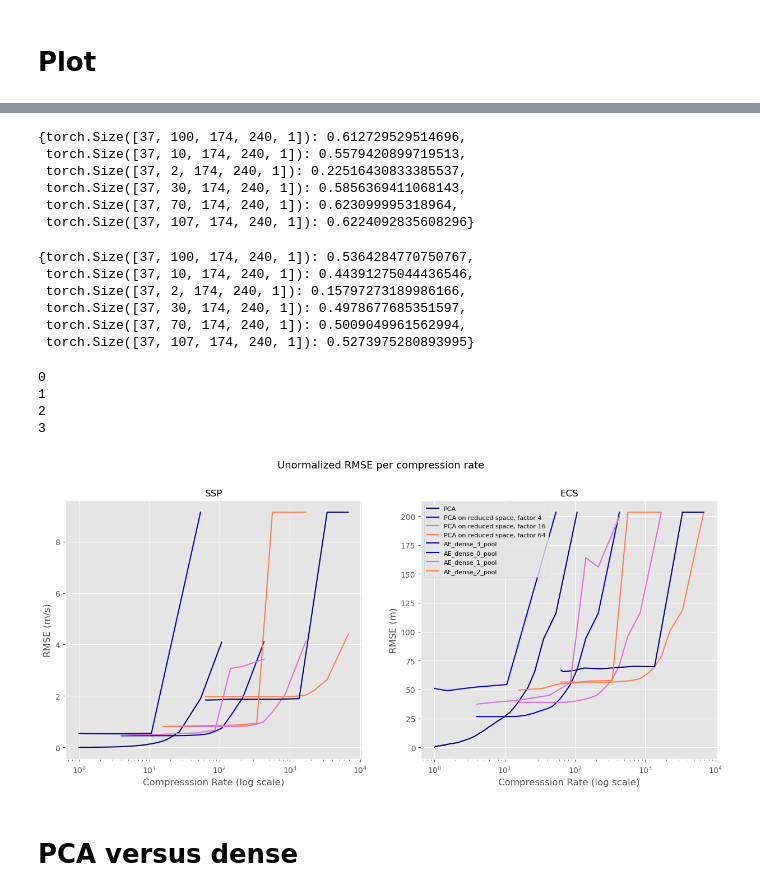
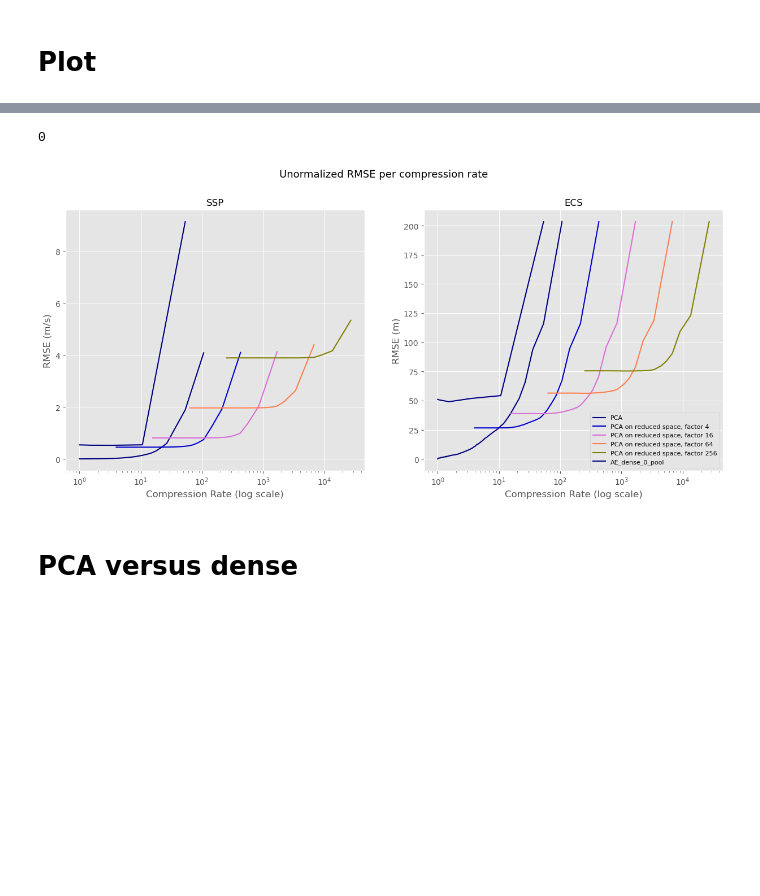
Before and after one commit to CIA-Oceanix/FASCINATION, a Jupyter notebook: notebooks/metrics_AE_3D.ipynb, the cells around one changed output, grey strips where cells are left out. Saved outputs shown, nothing was run; the diff lists cells and outputs as text; code cells hidden in the pictures; blank space fills up the shorter version.

Commit message:
10/02/25: AE Dense, set profiles selection by space + first sbatch run

```diff
--- a/notebooks/metrics_AE_3D.ipynb
+++ b/notebooks/metrics_AE_3D.ipynb
@@ -68,7 +74,7 @@ if load_pca:
 else:
     pca_rmse_dict = {}
 # %%
-pca_n_layers = 4 #Number of layers to keep for the PCA
+pca_n_layers = 5 #Number of layers to keep for the PCA
 # %% [markdown]
 # Functions
 # %%
@@ -81,29 +87,30 @@ def get_min_max_idx(arr,axs=1, pad=True):
         min_max = np.pad(min_max, ((0,0),(1,1),(0,0),(0,0)), 'constant', constant_values=1)
     return min_max
 # %%
-def calculate_confusion_matrix_and_f1_score(min_max_idx_truth, min_max_idx_pca, as_ratio=False):
-    # Define the kernel
-    kernel = np.ones((1, 7, 1, 1))  # Shape: [D1, D2, D3]
+def calculate_confusion_matrix_and_f1_score(min_max_idx_truth, min_max_idx_ae, axs=1, as_ratio=False):
+    # Define the kernel based on the shape of the truth array
+    kernel_shape = [1] * min_max_idx_truth.ndim
+    kernel_shape[axs] = 10  # Set the size of the kernel along the specified axis
+    kernel = np.ones(kernel_shape)
 
     # Expand the truth array with the kernel
     truth_expanded = convolve(min_max_idx_truth, kernel, mode='constant', cval=0.0)
-    pca_expanded = convolve(min_max_idx_pca, kernel, mode='constant', cval=0.0)
-
+    ae_expanded = convolve(min_max_idx_ae, kernel, mode='constant', cval=0.0)
 
     # Compute the true positives
-    true_positives = (truth_expanded > 0) & (min_max_idx_pca > 0)
+    true_positives = (truth_expanded > 0) & (min_max_idx_ae > 0)
     num_true_positives = np.sum(true_positives)
 
     # Compute the false positives
-    false_positives = (truth_expanded == 0) & (min_max_idx_pca > 0)
+    false_positives = (truth_expanded == 0) & (min_max_idx_ae > 0)
     num_false_positives = np.sum(false_positives)
 
     # Compute the true negatives
-    true_negatives = (min_max_idx_truth == 0) & (min_max_idx_pca == 0)
+    true_negatives = (min_max_idx_truth == 0) & (min_max_idx_ae == 0)
     num_true_negatives = np.sum(true_negatives)
 
     # Compute the false negatives
-    false_negatives = (min_max_idx_truth > 0) & (pca_expanded == 0)
+    false_negatives = (min_max_idx_truth > 0) & (ae_expanded == 0)
     num_false_negatives = np.sum(false_negatives)
 
     # Create the confusion matrix
@@ -114,7 +121,6 @@ def calculate_confusion_matrix_and_f1_score(min_max_idx_truth, min_max_idx_pca,
         total = np.sum(confusion_matrix)
         confusion_matrix = confusion_matrix / total
 
-
     precision_score = num_true_positives / (num_true_positives + num_false_positives)
     recall_score = num_true_positives / (num_true_positives + num_false_negatives)
     f1_score = 2 * (precision_score * recall_score) / (precision_score + recall_score)
@@ -586,24 +517,6 @@ for model in pca_rmse_dict["lat_lon_shape"].keys():
     reduced_lat,reduced_lon = pca_rmse_dict["lat_lon_shape"][model][-2:]
     spatial_cr = dm.test_shape[2]*dm.test_shape[3]/(reduced_lat*reduced_lon)
     pca_cr_dict[model] = [spatial_cr*dm.test_shape[1]/n for n in range(1,dm.test_shape[1]+1)]
-# %%
-filtered_ae_rmse_dict["F1_score"]["AE_dense_0_pool"]
-# %% [output]
-{torch.Size([37, 100, 174, 240, 1]): 0.612729529514696,
- torch.Size([37, 10, 174, 240, 1]): 0.5579420899719513,
- torch.Size([37, 2, 174, 240, 1]): 0.22516430833385537,
- torch.Size([37, 30, 174, 240, 1]): 0.5856369411068143,
- torch.Size([37, 70, 174, 240, 1]): 0.623099995318964,
- torch.Size([37, 107, 174, 240, 1]): 0.6224092835608296}
-# %%
-ae_rmse_dict["F1_score"]["AE_dense_0_pool"]
-# %% [output]
-{torch.Size([37, 100, 174, 240, 1]): 0.5364284770750767,
- torch.Size([37, 10, 174, 240, 1]): 0.44391275044436546,
- torch.Size([37, 2, 174, 240, 1]): 0.15797273189986166,
- torch.Size([37, 30, 174, 240, 1]): 0.4978677685351597,
- torch.Size([37, 70, 174, 240, 1]): 0.5009049961562994,
- torch.Size([37, 107, 174, 240, 1]): 0.5273975280893995}
 # %%
 
 cr_sorted_ae_rmse_dict = {"SSP":{},
@@ -624,7 +537,7 @@ for model in ae_rmse_dict["SSP"].keys():
     cr_sorted_ae_rmse_dict["F1_score"][model] = (sorted_cr_key, [ae_rmse_dict["F1_score"][model][cr_key_dict[key]] for key in sorted_cr_key])
 
 
-if filtering:
+if params["filtering"]:
 
 
     filtered_cr_sorted_ae_rmse_dict = {"SSP":{},
@@ -735,38 +648,35 @@ else:
     handles, labels = axs[1].get_legend_handles_labels()
     if len(labels) > 10:
         legend_fontsize = 7
     elif len(labels) > 5:
         legend_fontsize = 8
     else:
         legend_fontsize = 10
 
     axs[1].legend(prop={'size': legend_fontsize})
 
 for ax in axs:
 
-    ax.set_xlabel("Compresssion Rate (log scale)")
+    ax.set_xlabel("Compression Rate (log scale)")
     ax.set_xscale("log")
 
 
 
 
 
 fig.suptitle(fig_title, fontsize = 13, y = 1.0)
 
 if save_fig:
 
     save_name = fig_title.replace(" ", "_").replace(",","").replace("\n","_").replace(":","")
 
     save_name = save_name + f"_normalized_{norm}"
 
 
     plt.savefig(f"imgs/{save_name}.png", dpi=300, bbox_inches='tight')
 # %% [output]
 0
-1
-2
-3
-[figure, old version]
+[figure, new version]
 # %% [markdown]
 # PCA versus dense
 # %% [markdown]
```
Also changed, not shown: parts of 18 cells of this notebook, 24 other files.
